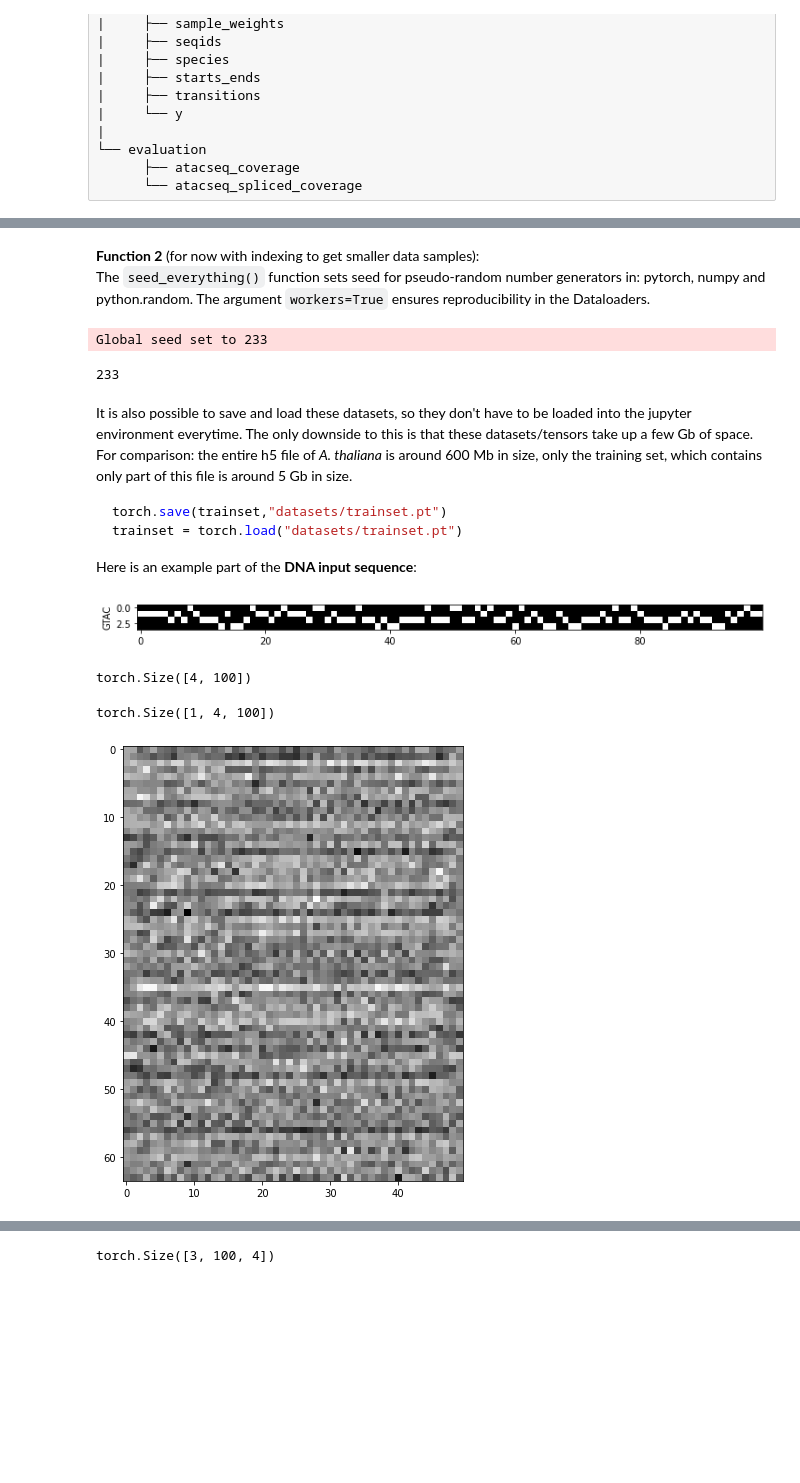
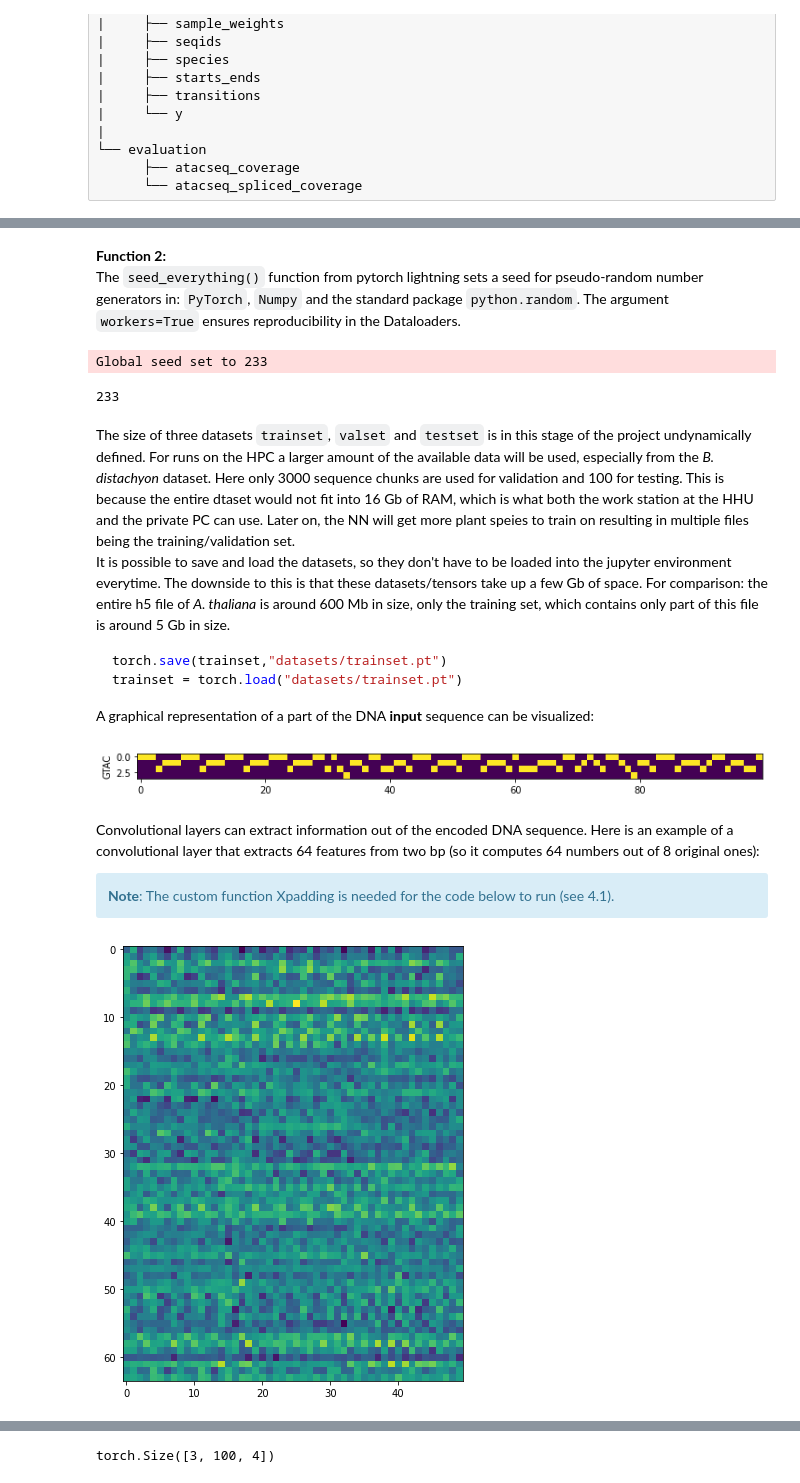
Before and after one commit to weberlab-hhu/Predmoter, a Jupyter notebook: predmotor_light.ipynb, the cells around one changed output, grey strips where cells are left out. Cells and saved outputs as stored; diff of their text form; code cells hidden in the pictures; blank space fills up the shorter version.

````diff
--- a/predmotor_light.ipynb
+++ b/predmotor_light.ipynb
@@ -129,8 +152,8 @@ valset = TensorDataset(h5_to_tensor(g[x][:3000]),Y_transform(h5_to_tensor(g[y][:
 testset = TensorDataset(h5_to_tensor(g[x][3000:3100]),Y_transform(h5_to_tensor(g[y][3000:3100])))
 ```
 # %% [markdown]
-**Function 2** (for now with indexing to get smaller data samples):
-The ``seed_everything()`` function sets seed for pseudo-random number generators in: pytorch, numpy and python.random. The argument ``workers=True`` ensures reproducibility in the Dataloaders.
+**Function 2:**
+The ``seed_everything()`` function from pytorch lightning sets a seed for pseudo-random number generators in: ``PyTorch``, ``Numpy`` and the standard package ``python.random``. The argument ``workers=True`` ensures reproducibility in the Dataloaders.
 # %%
 pl.utilities.seed.seed_everything(seed=233, workers=True)
 # %% [output]
@@ -162,28 +183,19 @@ trainset = create_dataset(f,None,11150)
 # %% [markdown]
-It is also possible to save and load these datasets, so they don't have to be loaded into the jupyter environment everytime. The only downside to this is that these datasets/tensors take up a few Gb of space. For comparison: the entire h5 file of *A. thaliana* is around 600 Mb in size, only the training set, which contains only part of this file is around 5 Gb in size.
+The size of three datasets ``trainset``, ``valset`` and ``testset`` is in this stage of the project undynamically defined. For runs on the HPC a larger amount of the available data will be used, especially from the *B. distachyon* dataset. Here only 3000 sequence chunks are used for validation and 100 for testing. This is because the entire dtaset would not fit into 16 Gb of RAM, which is what both the work station at the HHU and the private PC can use. Later on, the NN will get more plant speies to train on resulting in multiple files being the training/validation set.
+It is possible to save and load the datasets, so they don't have to be loaded into the jupyter environment everytime. The downside to this is that these datasets/tensors take up a few Gb of space. For comparison: the entire h5 file of *A. thaliana* is around 600 Mb in size, only the training set, which contains only part of this file is around 5 Gb in size.
 
 ```python
 torch.save(trainset,"datasets/trainset.pt")
 trainset = torch.load("datasets/trainset.pt")
 ```
 
-Here is an example part of the **DNA input sequence**:
+A graphical representation of a part of the DNA **input** sequence can be visualized:
 # %%
-seq_part = trainset[0][0][200:300].T
-#seq_part = seq_part.type(torch.float64) # before: dtype=float16, matplotlib needs float64
+seq_part = trainset[0][0][0:100].T
 
 plt.figure(figsize=(12, 8))
-plt.imshow(seq_part, cmap="gray")
+plt.imshow(seq_part) # for greyscale picture add: cmap="gray"
 plt.ylabel("GTAC")
 plt.show()
 # %% [output]
-[figure, old version]
+[figure, new version]
-# %%
-print(seq_part.size())
-seq_part = seq_part.view(1,4,100)
-# %% [output]
-torch.Size([4, 100])
-# %%
-print(seq_part.size())
-# %% [output]
-torch.Size([1, 4, 100])
@@ -194,7 +202,18 @@ conv_seq = m(seq_part)
+# %% [markdown]
+Convolutional layers can extract information out of the encoded DNA sequence. Here is an example of a convolutional layer that extracts 64 features from two bp (so it computes 64 numbers out of 8 original ones):
+
+<div class="alert alert-block alert-info">
+    <b>Note</b>: The custom function Xpadding is needed for the code below to run (see 4.1).
+</div>
 # %%
+seq_part = seq_part.view(1,4,100)
+xpad = Xpadding(100, 50, 2, 1, 9)
+m = nn.Conv1d(4, 64, 9, stride=2,padding=xpad, dilation=1)
+conv_seq = m(seq_part)
+
 plt.figure(figsize=(12, 8))
-plt.imshow(conv_seq.detach().view(64,50), cmap="gray")
+plt.imshow(conv_seq.detach().view(64,50)) # for greyscale picture add: cmap="gray"
 plt.show()
 # %% [output]
-[figure, old version]
+[figure, new version]
 # %% [markdown]
````
Also changed, not shown: parts of 99 cells of this notebook.
